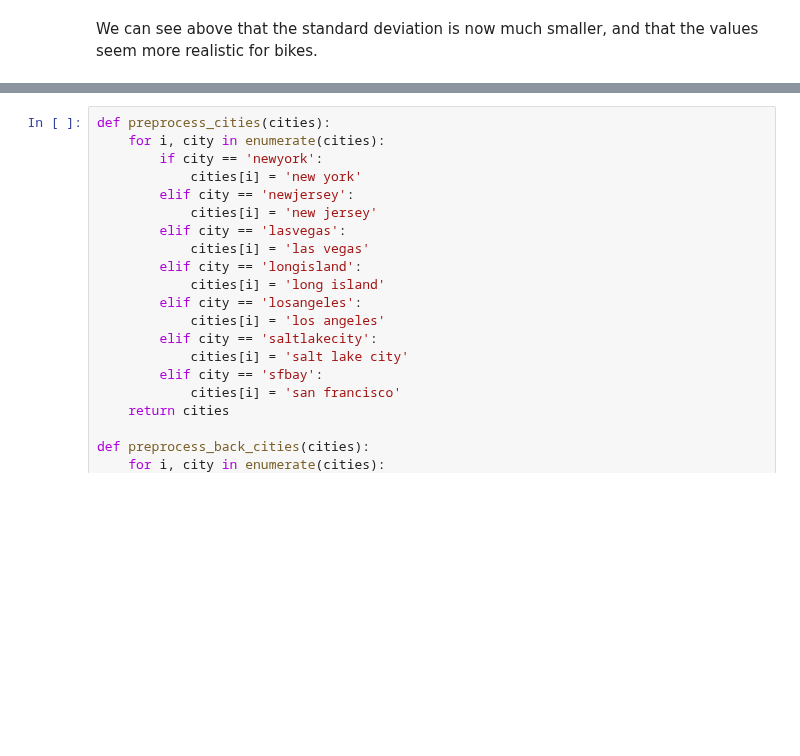
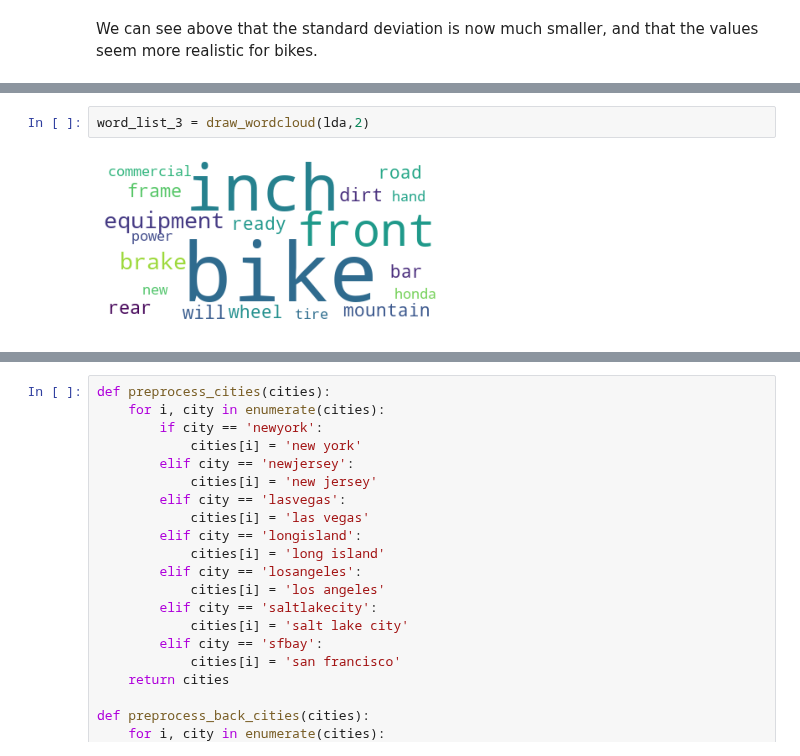
Before and after one commit to noeht/Data-Analytics---BEstimate, a Jupyter notebook: craigslist_preprocessing.ipynb, the cells around one changed output, grey strips where cells are left out. Saved outputs shown, nothing was run; the diff lists cells and outputs as text; blank space fills up the shorter version.

```diff
--- a/craigslist_preprocessing.ipynb
+++ b/craigslist_preprocessing.ipynb
@@ -906,0 +1042,4 @@ We can see above that the standard deviation is now much smaller, and that the v
+# %%
+word_list_3 = draw_wordcloud(lda,2)
+# %% [output]
+[figure, added]
```
Also changed, not shown: parts of 31 cells of this notebook, 7 other files.
